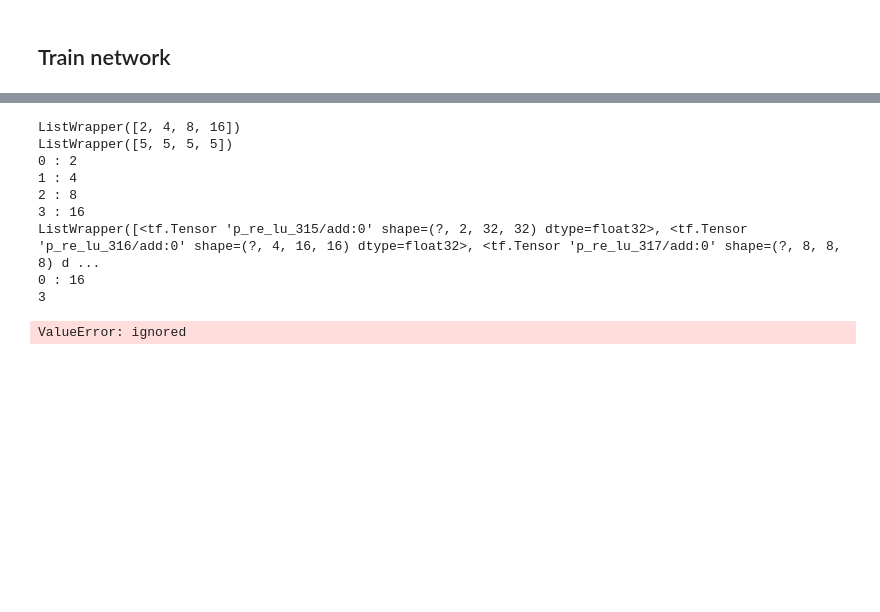
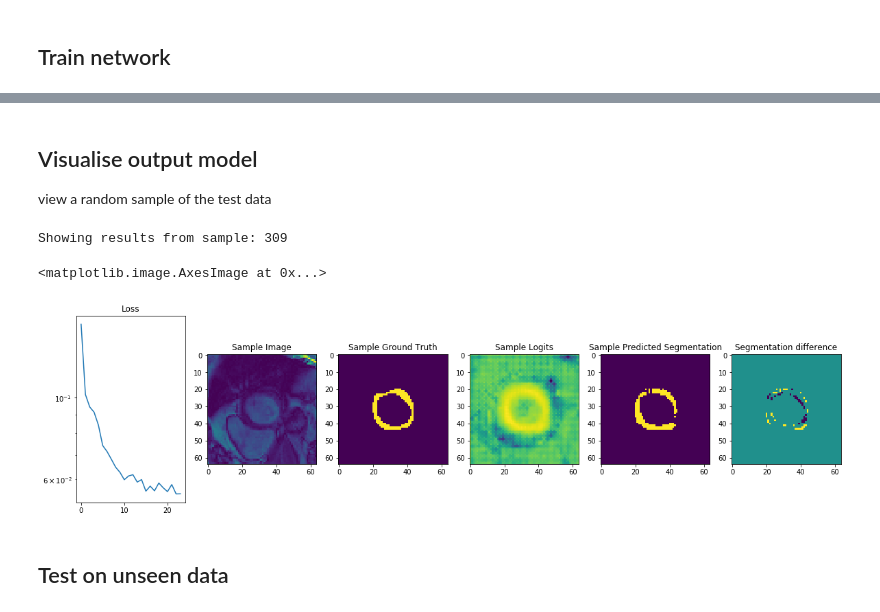
Before and after one commit to laurencejackson/NeuralNets_MRAI, a Jupyter notebook: LV_segmentation/LV_segmentation.ipynb, the cells around one changed output, grey strips where cells are left out. Drawn from its saved outputs; the diff is of its cells as text; code cells hidden in the pictures; blank space fills up the shorter version.

Commit message:
functional unet

```diff
--- a/LV_segmentation/LV_segmentation.ipynb
+++ b/LV_segmentation/LV_segmentation.ipynb
@@ -202,2 +110,21 @@ class Unet(tf.keras.Model):
 # %% [markdown]
 ## Train network
+# %%
+# store the training data as tensors
+trainTensor = tf.convert_to_tensor(trainImages[:,None].astype(np.float32))
+segTensor = tf.convert_to_tensor(trainSegs[:,None].astype(np.float32))
+
+# create network object
+channels= [4, 8, 16, 32]
+kernels = [5, 3, 3, 3]
+
+net = Unet(trainTensor.shape, channels, kernels=kernels)
+
+# choose a device and  (remember to set Google Colab environment runtime to use GPU)
+tf.device("/device:GPU:0")
+
+# define optimizer and loss function
+opt = tf.keras.optimizers.Adam(learning_rate=0.003)
+
+net.compile(opt,loss=tf.keras.losses.BinaryCrossentropy())
+History = net.fit(trainTensor, segTensor, batch_size=32, epochs=24, steps_per_epoch=512)
@@ -204,55 +149,31 @@ class Unet(tf.keras.Model):
+# %% [markdown]
+## Visualise output model
+view a random sample of the test data
 # %%
-# store the training data as tensors
-trainTensor = tf.convert_to_tensor(trainImages[:,None].astype(np.float32))
-segTensor = tf.convert_to_tensor(trainSegs[:,None].astype(np.float32))
-
-# create network object
-channels= [2, 4, 8, 16]
-net = Unet(channels)
-
-# choose a device and  (remember to set Google Colab environment runtime to use GPU)
-tf.device("/device:GPU:0")
-
-# define optimizer and loss function
-opt = tf.keras.optimizers.Adam(learning_rate=0.005)
-
-#net.compile(opt,loss=DiceLoss(), metrics=['accuracy'])
-
-net.compile(opt,loss=tf.keras.losses.BinaryCrossentropy())
-
-net.fit(trainTensor, segTensor, batch_size=32, epochs=5, steps_per_epoch=200)
-
-net.summary()
 
 # result
-#sample = np.random.randint(0, trainTensor.shape[0]-1 )  # choose random sample to visualise segmentation the network predicted for it
-sample=10
-print('Showing results from random sample: %d' % sample)
+sample = np.random.randint(0, trainTensor.shape[0]-1 )  # choose random sample to visualise segmentation the network predicted for it
+print('Showing results from sample: %d' % sample)
 
 pred = net.predict(trainTensor, steps=1)
-pred.shape
-
 predSample=np.squeeze(pred[sample,:])
 
-fig,ax=plt.subplots(1,5,figsize=(20,5))
-#ax[0].set_title('Loss')
-#ax[0].semilogy(losses)
+fig,ax=plt.subplots(1,6,figsize=(20,5))
+ax[0].set_title('Loss')
+ax[0].semilogy(History.history['loss'])
 ax[1].set_title('Sample Image')
 ax[1].imshow(trainImages[sample])
 ax[2].set_title('Sample Ground Truth')
 ax[2].imshow(trainSegs[sample])
 ax[3].set_title('Sample Logits')
 ax[3].imshow(predSample)
 ax[4].set_title('Sample Predicted Segmentation')
 ax[4].imshow(predSample>0.5)
+ax[5].set_title('Segmentation difference')
+ax[5].imshow((predSample>0.5)-trainSegs[sample])
 # %% [output]
-ListWrapper([2, 4, 8, 16])
-ListWrapper([5, 5, 5, 5])
-0 : 2
-1 : 4
-2 : 8
-3 : 16
-ListWrapper([<tf.Tensor 'p_re_lu_315/add:0' shape=(?, 2, 32, 32) dtype=float32>, <tf.Tensor 'p_re_lu_316/add:0' shape=(?, 4, 16, 16) dtype=float32>, <tf.Tensor 'p_re_lu_317/add:0' shape=(?, 8, 8, 8) d ...
-0 : 16
-3
+Showing results from sample: 309
-ValueError: ignored
+<matplotlib.image.AxesImage at 0x...>
+[figure, added]
+# %% [markdown]
+## Test on unseen data
```
Also changed, not shown: parts of 7 cells of this notebook.
